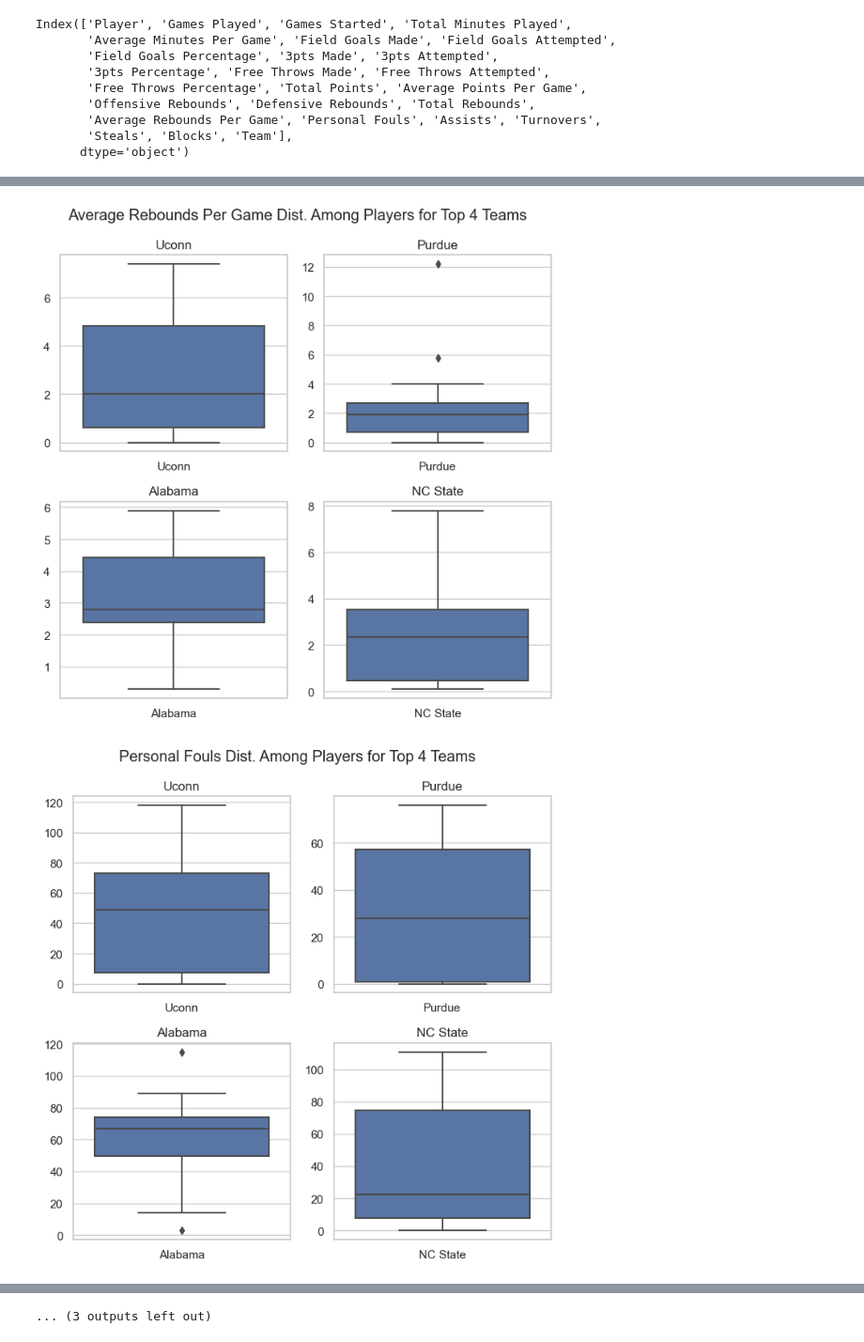
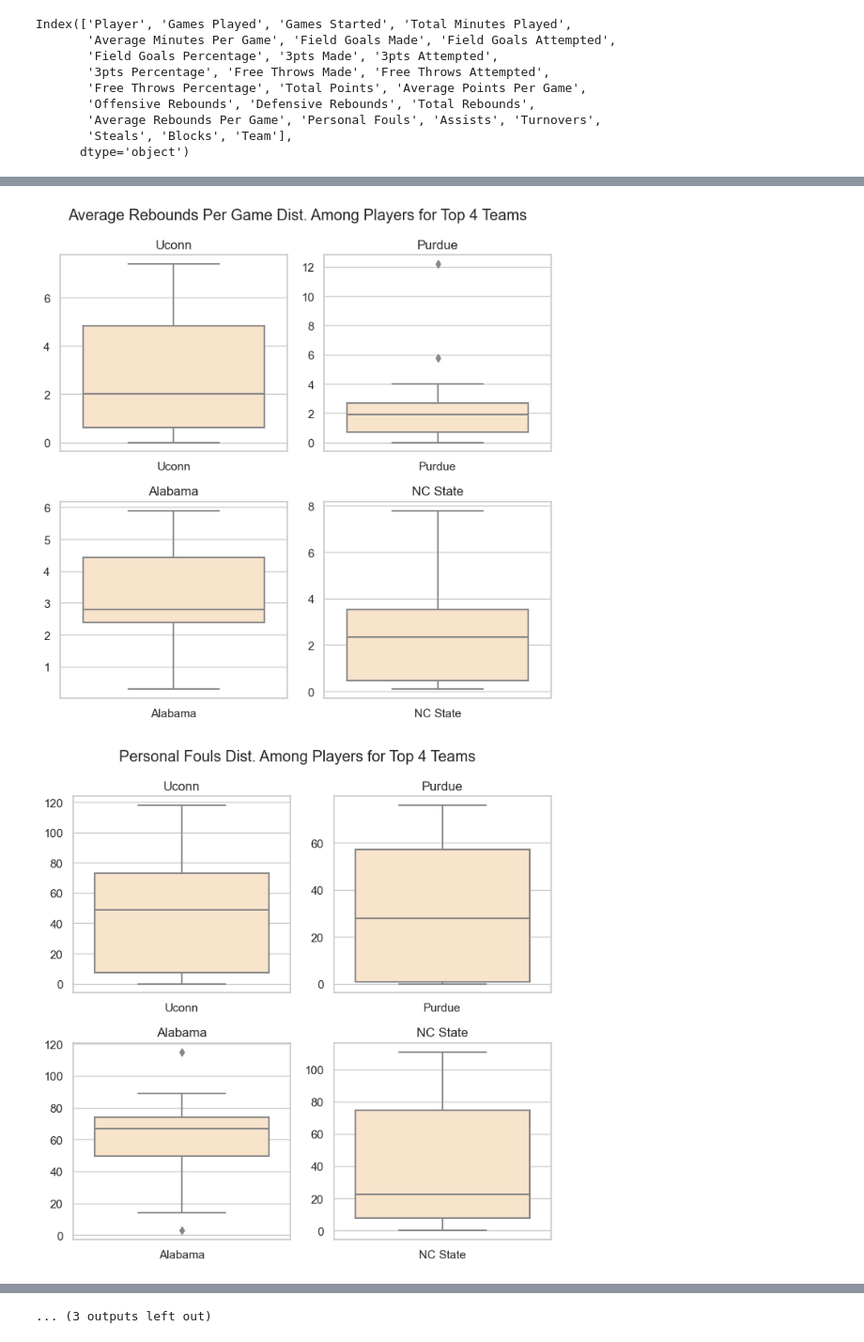
Before and after one commit to ariellerabin/march-madness, a Jupyter notebook: march.ipynb, the cells around one changed output, grey strips where cells are left out. Shown at 94% size. Saved outputs shown, nothing was run; the diff lists cells and outputs as text; code cells hidden in the pictures.

```diff
--- a/march.ipynb
+++ b/march.ipynb
@@ -105,13 +105,13 @@ stats = ['Field Goals Attempted',
        'Average Rebounds Per Game', 'Personal Fouls', 'Assists', 'Turnovers',
        'Steals', 'Blocks']
 # %%
-def make_boxplots(data, teams, stats, differentiation):
+def make_boxplots(data, teams, stats, differentiation,color):
     """
     makes boxplots showing the distribution among players per team for a certain statistic
     (i.e. field goal percentage or defensive rebounds)
 
 
-    input: data (df), teams(list), which statistics to visualize (list), differentiation (str)
+    input: data (df), teams(list), which statistics to visualize (list), differentiation (str), color (str)
     output: graph of 4 suplots(boxplots), 2x2, per statistic, each boxplot representing a different team
 
     """
@@ -127,7 +127,7 @@ def make_boxplots(data, teams, stats, differentiation):
         for i in range(2):
             for j in range(2):
                 team = teams[i * 2 + j]
-                sns.boxplot(x='Team', y=x, data=data[data['Team'] == team], ax=axes[i, j])
+                sns.boxplot(x='Team', y=x, data=data[data['Team'] == team], ax=axes[i, j],color=color)
                 axes[i, j].set_title(team)
                 axes[i, j].set_xlabel('')
                 axes[i, j].set_ylabel('')
@@ -138,5 +138,5 @@ def make_boxplots(data, teams, stats, differentiation):
         plt.tight_layout()
         plt.show()
 # %%
-make_boxplots(filtered_df,top_4,stats,'Top 4')
+make_boxplots(filtered_df,top_4,stats,'Top 4','bisque')
 # %% [output]
@@ -152,2 +152,2 @@ make_boxplots(filtered_df,top_4,stats,'Top 4')
-[figure, old version]
+[figure, new version]
-[figure, old version]
+[figure, new version]
```
Also changed, not shown: parts of 5 cells of this notebook, 1 other file.
